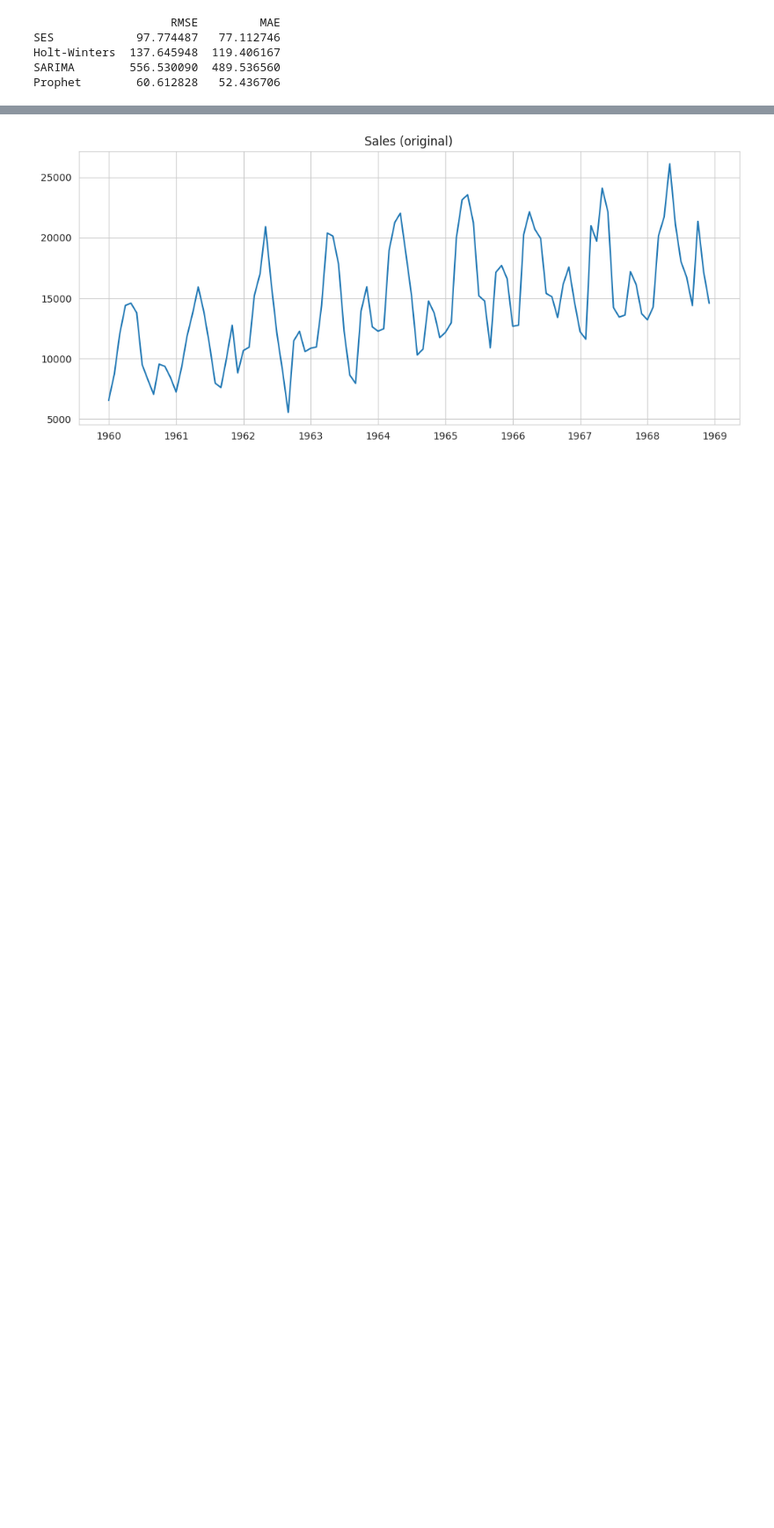
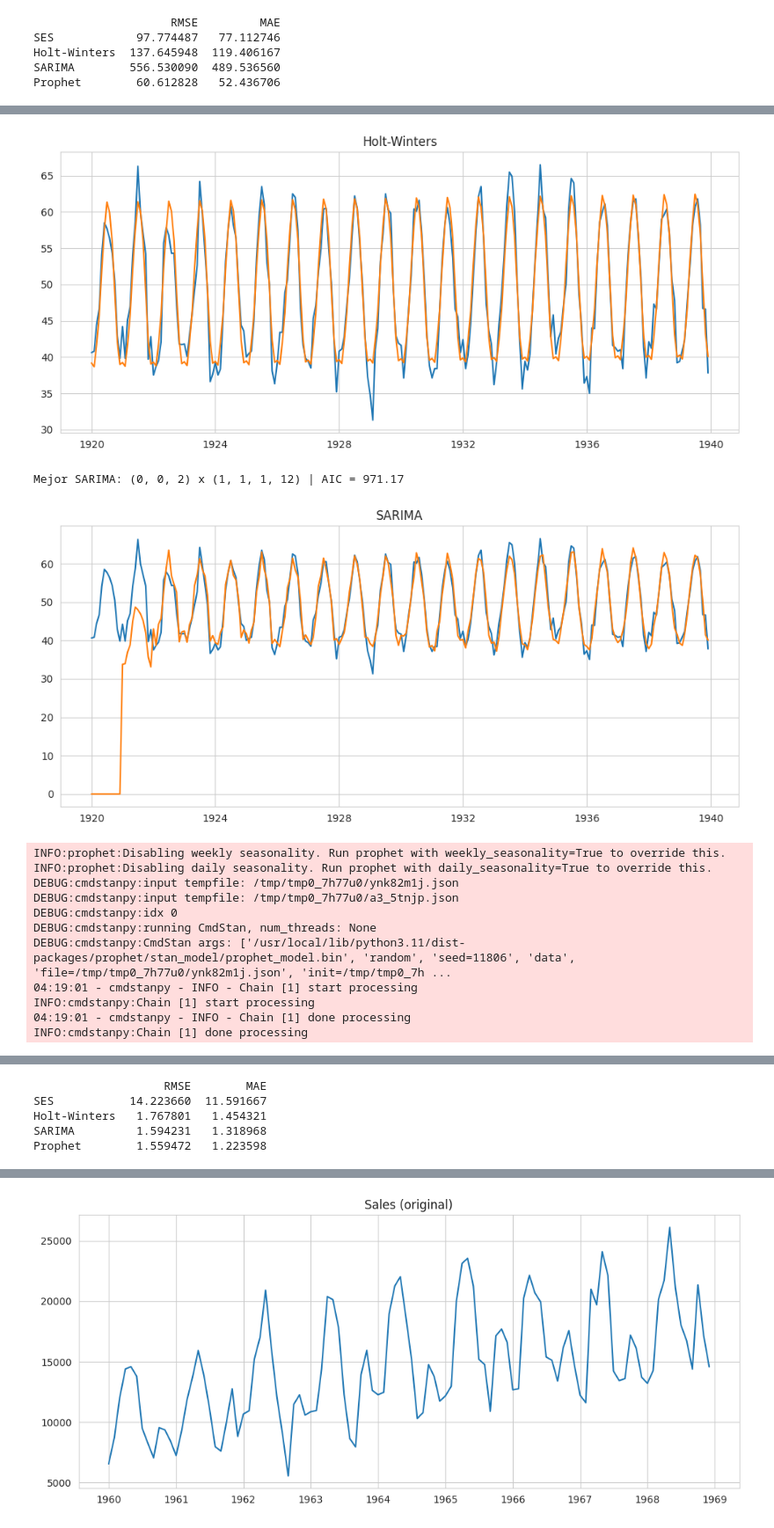
Before and after one commit to Ctribsz/Lab1-DS, a Jupyter notebook: main.ipynb, the cells around one changed output, grey strips where cells are left out. Shown at 88% size. Drawn from its saved outputs; the diff is of its cells as text; code cells hidden in the pictures; blank space fills up the shorter version.

```diff
--- a/main.ipynb
+++ b/main.ipynb
@@ -214,5 +300,4 @@ Prophet        60.612828   52.436706
 # %%
-# DataFrame 3 – monthly mean temperature
-df3 = pd.read_csv('monthly-mean-temp.csv', parse_dates=['Month'], index_col='Month')
-df3, res3 = pipeline(df3, y_col='Temperature', date_col='Month',
-                     seasonal_periods=12, test_len=12, freq='M')
+df3 = pd.read_csv('monthly-mean-temp.csv',
+                  parse_dates=['Month'],
+                  index_col='Month')
@@ -224,0 +304,8 @@ df3, res3 = pipeline(df3, y_col='Temperature', date_col='Month',
+# %%
+df3, res3 = pipeline(df3,
+                     y_col='Temperature',
+                     date_col='Month',
+                     seasonal_periods=12,
+                     test_len=12,
+                     freq='M')
+# %% [output]
@@ -224,0 +316,14 @@ df3, res3 = pipeline(df3, y_col='Temperature', date_col='Month',
+[figure, added]
+Mejor SARIMA: (0, 0, 2) x (1, 1, 1, 12) | AIC = 971.17
+[figure, added]
+INFO:prophet:Disabling weekly seasonality. Run prophet with weekly_seasonality=True to override this.
+INFO:prophet:Disabling daily seasonality. Run prophet with daily_seasonality=True to override this.
+DEBUG:cmdstanpy:input tempfile: /tmp/tmp0_7h77u0/ynk82m1j.json
+DEBUG:cmdstanpy:input tempfile: /tmp/tmp0_7h77u0/a3_5tnjp.json
+DEBUG:cmdstanpy:idx 0
+DEBUG:cmdstanpy:running CmdStan, num_threads: None
+DEBUG:cmdstanpy:CmdStan args: ['/usr/local/lib/python3.11/dist-packages/prophet/stan_model/prophet_model.bin', 'random', 'seed=11806', 'data', 'file=/tmp/tmp0_7h77u0/ynk82m1j.json', 'init=/tmp/tmp0_7h ...
+04:19:01 - cmdstanpy - INFO - Chain [1] start processing
+INFO:cmdstanpy:Chain [1] start processing
+04:19:01 - cmdstanpy - INFO - Chain [1] done processing
+INFO:cmdstanpy:Chain [1] done processing
@@ -224,0 +331,5 @@ df3, res3 = pipeline(df3, y_col='Temperature', date_col='Month',
+                   RMSE        MAE
+SES           14.223660  11.591667
+Holt-Winters   1.767801   1.454321
+SARIMA         1.594231   1.318968
+Prophet        1.559472   1.223598
```
Also changed, not shown: parts of 11 cells of this notebook.
